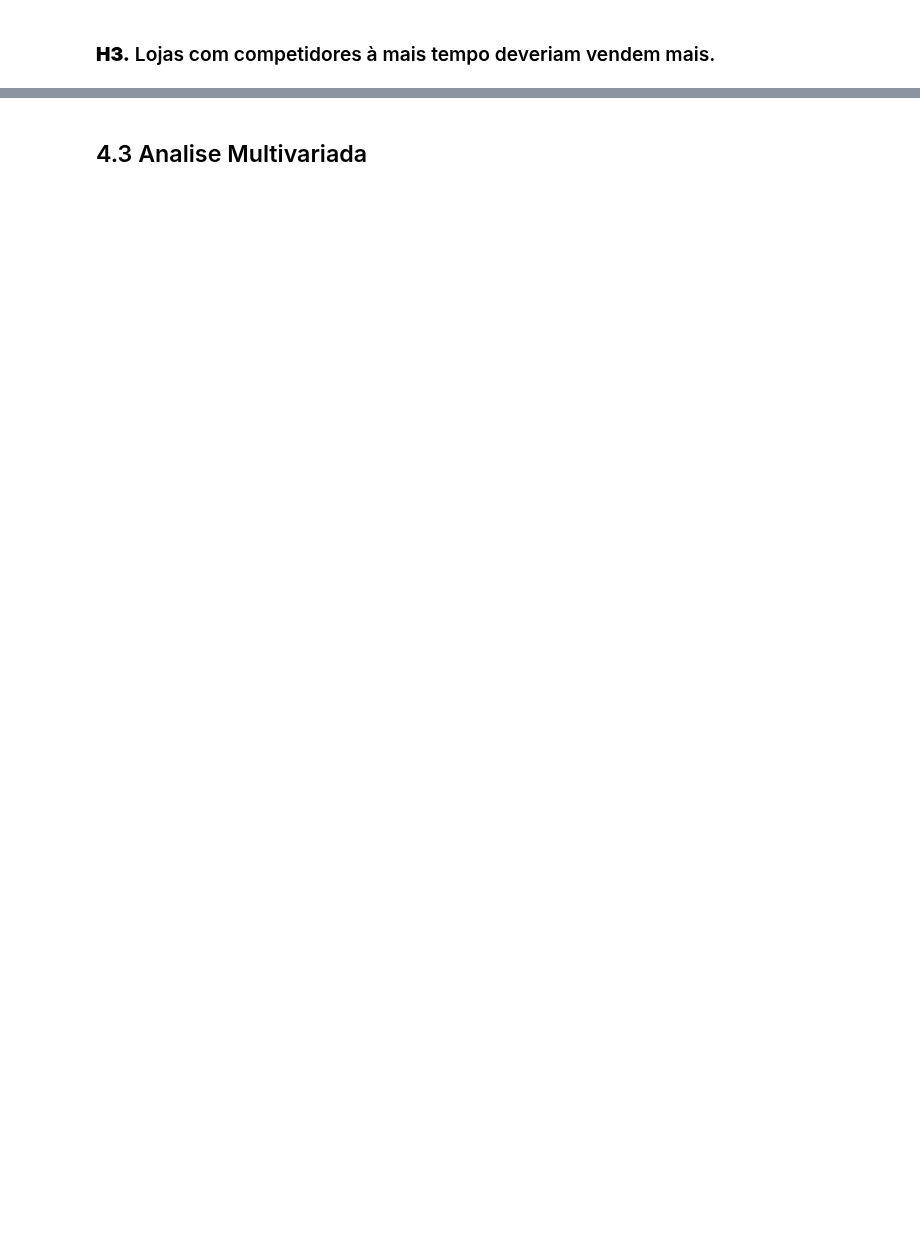
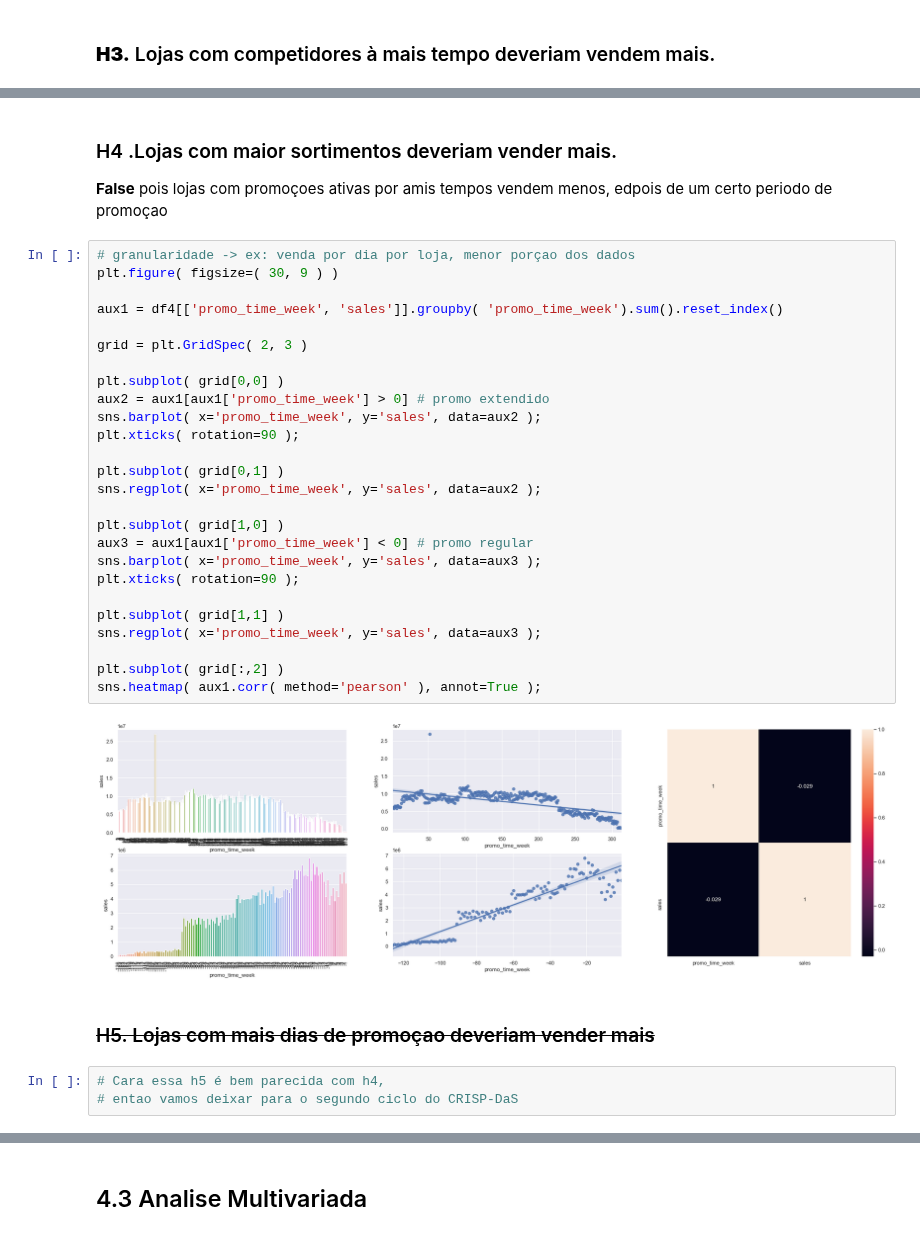
Before and after one commit to Edu-p/ds-project-model, a Jupyter notebook: notebooks/StoreSalesPrediction_md04_v01.ipynb, the cells around one changed output, grey strips where cells are left out. Drawn from its saved outputs; the diff is of its cells as text; blank space fills up the shorter version.

```diff
--- a/notebooks/StoreSalesPrediction_md04_v01.ipynb
+++ b/notebooks/StoreSalesPrediction_md04_v01.ipynb
@@ -558,0 +689,36 @@ df4.columns
+# %% [markdown]
+### H4 .Lojas com maior sortimentos deveriam vender mais.
+**False** pois lojas com promoçoes ativas por amis tempos vendem menos, edpois de um certo periodo de promoçao
+# %%
+# granularidade -> ex: venda por dia por loja, menor porçao dos dados
+plt.figure( figsize=( 30, 9 ) )
+
+aux1 = df4[['promo_time_week', 'sales']].groupby( 'promo_time_week').sum().reset_index()
+
+grid = plt.GridSpec( 2, 3 )
+
+plt.subplot( grid[0,0] )
+aux2 = aux1[aux1['promo_time_week'] > 0] # promo extendido
+sns.barplot( x='promo_time_week', y='sales', data=aux2 );
+plt.xticks( rotation=90 );
+
+plt.subplot( grid[0,1] )
+sns.regplot( x='promo_time_week', y='sales', data=aux2 );
+
+plt.subplot( grid[1,0] )
+aux3 = aux1[aux1['promo_time_week'] < 0] # promo regular
+sns.barplot( x='promo_time_week', y='sales', data=aux3 );
+plt.xticks( rotation=90 );
+
+plt.subplot( grid[1,1] )
+sns.regplot( x='promo_time_week', y='sales', data=aux3 );
+
+plt.subplot( grid[:,2] )
+sns.heatmap( aux1.corr( method='pearson' ), annot=True );
+# %% [output]
+[figure, added]
+# %% [markdown]
+### <s>H5. Lojas com mais dias de promoçao deveriam vender mais</s>
+# %%
+# Cara essa h5 é bem parecida com h4,
+# entao vamos deixar para o segundo ciclo do CRISP-DaS
```
Also changed, not shown: parts of 23 cells of this notebook.
